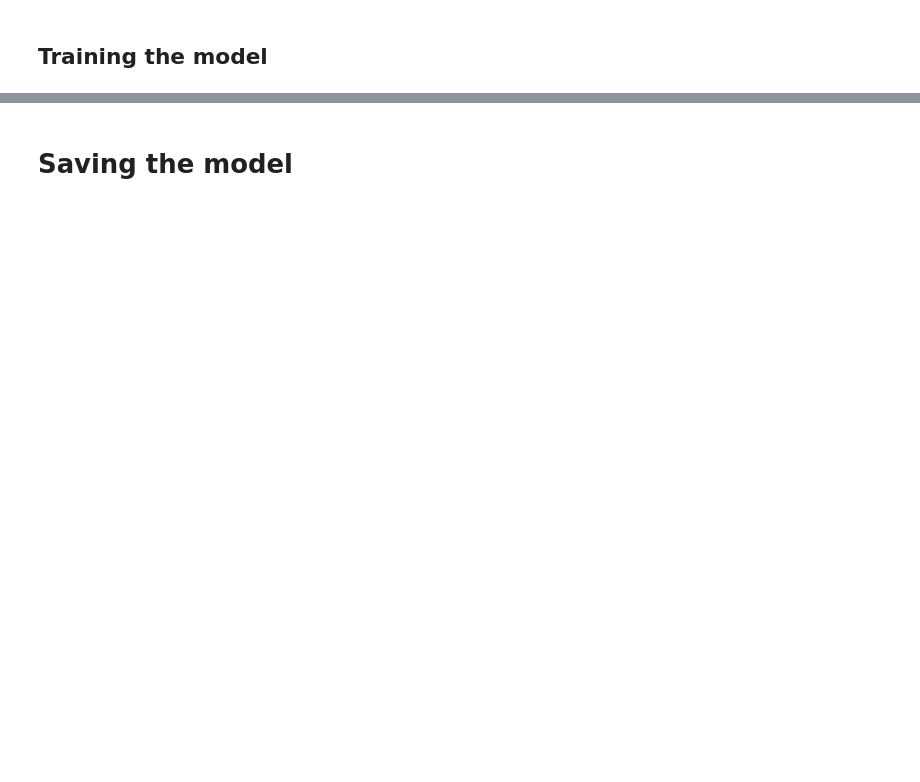
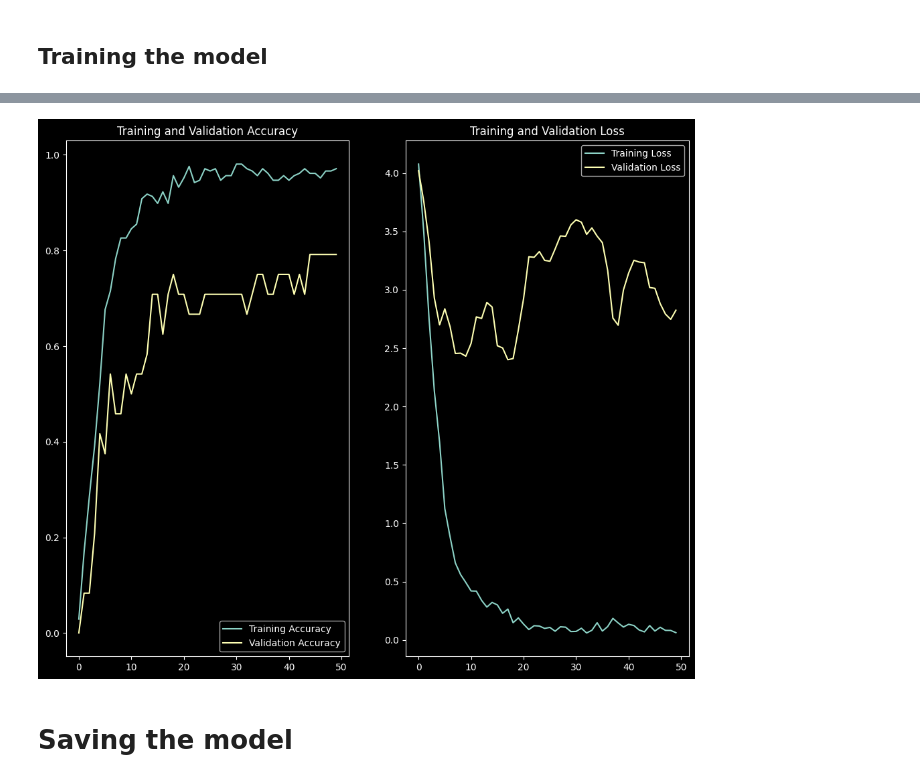
Before and after one commit to csedp/ChatKGEC, a Jupyter notebook: notebook/chatKGEC.ipynb, the cells around one changed output, grey strips where cells are left out. Drawn from its saved outputs; the diff is of its cells as text; code cells hidden in the pictures; blank space fills up the shorter version.

```diff
--- a/notebook/chatKGEC.ipynb
+++ b/notebook/chatKGEC.ipynb
@@ -177,4 +208,2 @@ None
 # %% [markdown]
 ## Training the model
-# %%
-model.fit(x=train_X, y=train_y, epochs=200)  # validation_split=0.2
@@ -201,0 +252,16 @@ Epoch 200/200
+# %%
+model_train_loss = model_history.history["loss"]
+model_train_acc = model_history.history["categorical_accuracy"]
+model_val_loss = model_history.history["val_loss"]
+model_val_acc = model_history.history["val_categorical_accuracy"]
+
+print("Training loss:", np.mean(model_train_loss))
+print("Validation loss:", np.mean(model_val_loss))
+print(
+    "%f Training accuracy with a standard deviation of %f"
+    % (np.mean(model_train_acc), np.std(model_train_acc))
+)
+print(
+    "%f Validation accuracy with a standard deviation of %f"
+    % (np.mean(model_val_acc), np.std(model_val_acc))
+)
@@ -202,2 +273,23 @@ Epoch 200/200
+# %%
+epochs_range = range(50)
+
+# Plot the training and validation accuracy
+plt.figure(figsize=(12, 10))
+plt.subplot(1, 2, 1)
+plt.plot(epochs_range, model_train_acc, label="Training Accuracy")
+plt.plot(epochs_range, model_val_acc, label="Validation Accuracy")
+plt.legend(loc="best")
+plt.title("Training and Validation Accuracy")
+
+# Plot the training and validation loss
+plt.subplot(1, 2, 2)
+plt.plot(epochs_range, model_train_loss, label="Training Loss")
+plt.plot(epochs_range, model_val_loss, label="Validation Loss")
+plt.legend(loc="best")
+plt.title("Training and Validation Loss")
+
+plt.savefig("../Images/chatKGEC_acc_loss.png", bbox_inches="tight")
+# %% [output]
+[figure, added]
 # %% [markdown]
 # Saving the model
```
Also changed, not shown: parts of 16 cells of this notebook, 15 other files.
